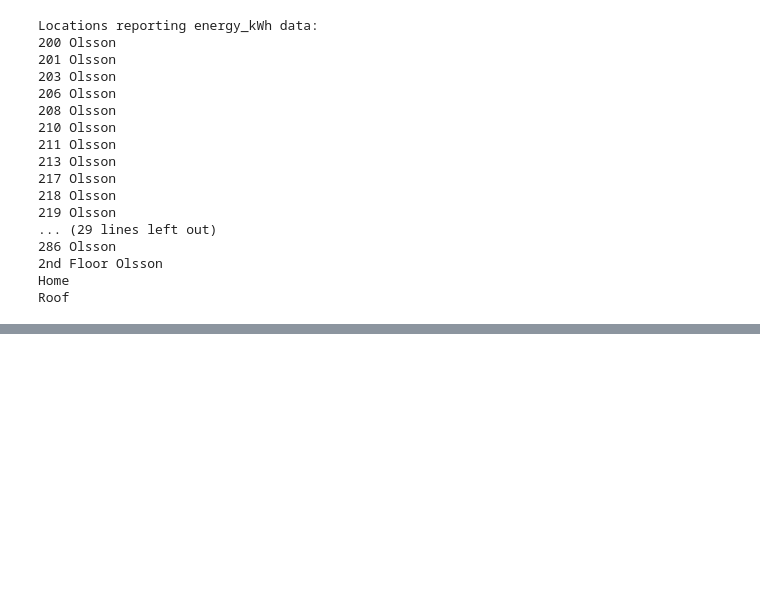
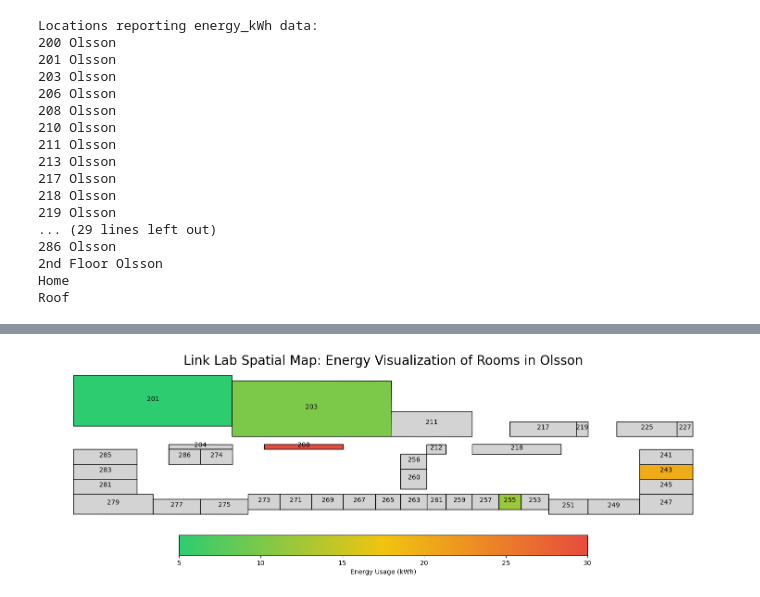
Before and after one commit to Taran-Gupta/SaHB-Energy-Mapping, a Jupyter notebook: Data Exploration.ipynb, the cells around one changed output, grey strips where cells are left out. Drawn from its saved outputs; the diff is of its cells as text; code cells hidden in the pictures; blank space fills up the shorter version.

Commit message:
Add Spatial Map  Referencing CSV Input

```diff
--- a/Data Exploration.ipynb
+++ b/Data Exploration.ipynb
@@ -76,2 +80,82 @@ Roof
 # %%
-#natalie test commit
+import geopandas as gpd
+import pandas as pd
+import matplotlib.pyplot as plt
+from matplotlib.colors import LinearSegmentedColormap
+
+spatial_map = "LLFloorplan.gpkg"
+energy_csv = "TrialEnergyCSV.csv"
+Room_ID_col = "Room_ID"
+Energy_col = "Energy"
+OUTPUT_MAP_FILE = 'spatial_energy_map.png'
+
+# Load Data and Geometry
+print("1. Loading geometry and energy data...")
+try:
+    energy_df = pd.read_csv(energy_csv)
+    floorplan_gdf = gpd.read_file(spatial_map)
+
+except Exception as e:
+    print(f"ERROR: Could not load one of the files. Check file names, paths, and extensions.")
+    print(f"Details: {e}")
+    exit()
+
+# Data Merge
+# Merges geometry (from GPKG) with the energy values (from CSV) using the common Room_ID column
+merged_gdf = floorplan_gdf.merge(
+    energy_df,
+    on=Room_ID_col,
+    how='left'
+)
+print(f"2. Data merged successfully. {len(merged_gdf)} rooms processed.")
+
+# Define Color Ramp (Green=Low Energy, Red=High Energy)
+cmap = LinearSegmentedColormap.from_list(
+    'EnergyRamp',
+    ['#2ecc71', '#f1c40f', '#e74c3c'], # Green (Low) -> Yellow (Mid) -> Red (High)
+    N=256
+)
+
+# Generate the Map
+print("3. Generating and saving map...")
+fig, ax = plt.subplots(1, 1, figsize=(15, 15))
+
+# Plot the merged GeoDataFrame, coloring based on the Energy_col
+merged_gdf.plot(
+    column=Energy_col,
+    cmap=cmap,
+    linewidth=1,
+    ax=ax,
+    edgecolor='black',
+    legend=True,
+    missing_kwds={"color": "lightgrey", "label": "No Data"},
+    legend_kwds={
+        'label': f"{Energy_col} Usage (kWh)",
+        'orientation': "horizontal",
+        'shrink': .6,
+        'pad': 0.02
+    }
+)
+
+# Add Room Labels
+for idx, row in merged_gdf.iterrows():
+    # Use the Room_ID_col for the label text but removes Olsson for space
+    try:
+        ax.annotate(
+            str(row[Room_ID_col]).replace('Olsson', '').strip(),
+            xy=(row.geometry.centroid.x, row.geometry.centroid.y),
+            horizontalalignment='center',
+            fontsize=10,
+            color='black'
+        )
+    except Exception:
+        continue
+
+
+# Final Polish and Save
+ax.set_title(f'Link Lab Spatial Map: {Energy_col} Visualization of Rooms in Olsson', fontsize=20)
+ax.set_axis_off()
+plt.tight_layout()
+plt.savefig(OUTPUT_MAP_FILE, dpi=300)
+print(f"Map successfully generated and saved to {OUTPUT_MAP_FILE}")
+# %% [output]
@@ -77,0 +166 @@ Roof
+[figure, added]
```
Also changed, not shown: parts of 4 cells of this notebook, 3 other files.
